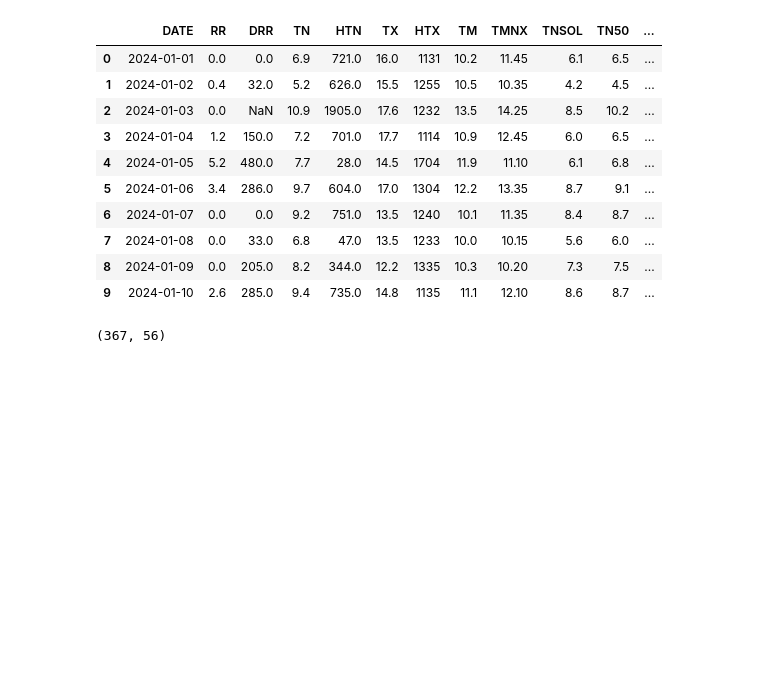
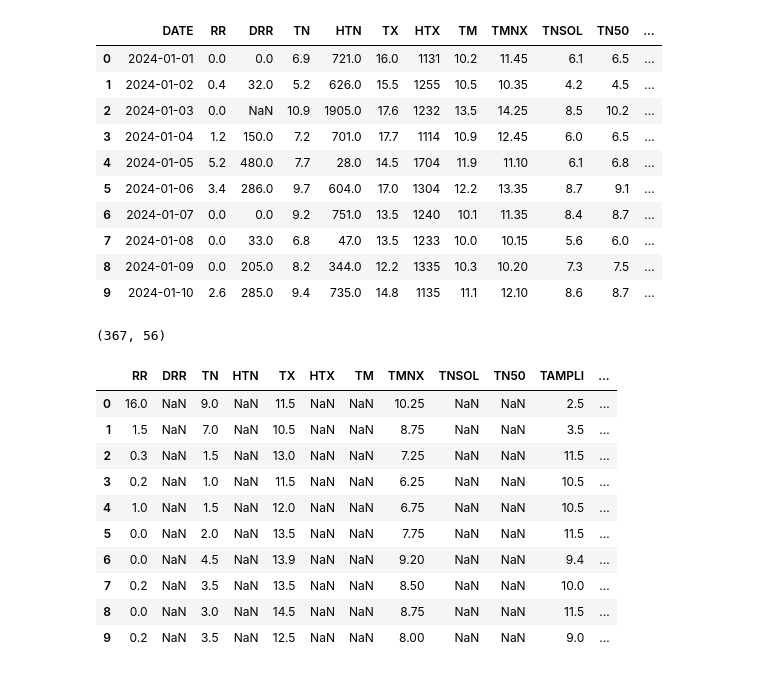
Before and after one commit to Marc-jed/Projet-Fire, a Jupyter notebook: incendies_visu.ipynb, the cells around one changed output. Cells and saved outputs as stored; diff of their text form; code cells hidden in the pictures; blank space fills up the shorter version.

```diff
--- a/incendies_visu.ipynb
+++ b/incendies_visu.ipynb
@@ -759,3 +759,18 @@ df_corse.shape
 (367, 56)
 # %%
 df_corse.to_csv("Meteo_Ajaccio_2024.csv", index=False, sep=';')
+# %%
+corse_complet = pd.read_csv('https://projet-incendie.s3.eu-west-3.amazonaws.com/Meteo_corse_complet.csv', sep=';', encoding='utf-8')
+corse_complet.head(10)
+# %% [output]
+|  | RR | DRR | TN | HTN | TX | HTX | TM | TMNX | TNSOL | TN50 | TAMPLI | ... |
+| 0 | 16.0 | NaN | 9.0 | NaN | 11.5 | NaN | NaN | 10.25 | NaN | NaN | 2.5 | ... |
+| 1 | 1.5 | NaN | 7.0 | NaN | 10.5 | NaN | NaN | 8.75 | NaN | NaN | 3.5 | ... |
+| 2 | 0.3 | NaN | 1.5 | NaN | 13.0 | NaN | NaN | 7.25 | NaN | NaN | 11.5 | ... |
+| 3 | 0.2 | NaN | 1.0 | NaN | 11.5 | NaN | NaN | 6.25 | NaN | NaN | 10.5 | ... |
+| 4 | 1.0 | NaN | 1.5 | NaN | 12.0 | NaN | NaN | 6.75 | NaN | NaN | 10.5 | ... |
+| 5 | 0.0 | NaN | 2.0 | NaN | 13.5 | NaN | NaN | 7.75 | NaN | NaN | 11.5 | ... |
+| 6 | 0.0 | NaN | 4.5 | NaN | 13.9 | NaN | NaN | 9.20 | NaN | NaN | 9.4 | ... |
+| 7 | 0.2 | NaN | 3.5 | NaN | 13.5 | NaN | NaN | 8.50 | NaN | NaN | 10.0 | ... |
+| 8 | 0.0 | NaN | 3.0 | NaN | 14.5 | NaN | NaN | 8.75 | NaN | NaN | 11.5 | ... |
+| 9 | 0.2 | NaN | 3.5 | NaN | 12.5 | NaN | NaN | 8.00 | NaN | NaN | 9.0 | ... |
```
Also changed, not shown: parts of 1 cell of this notebook.
